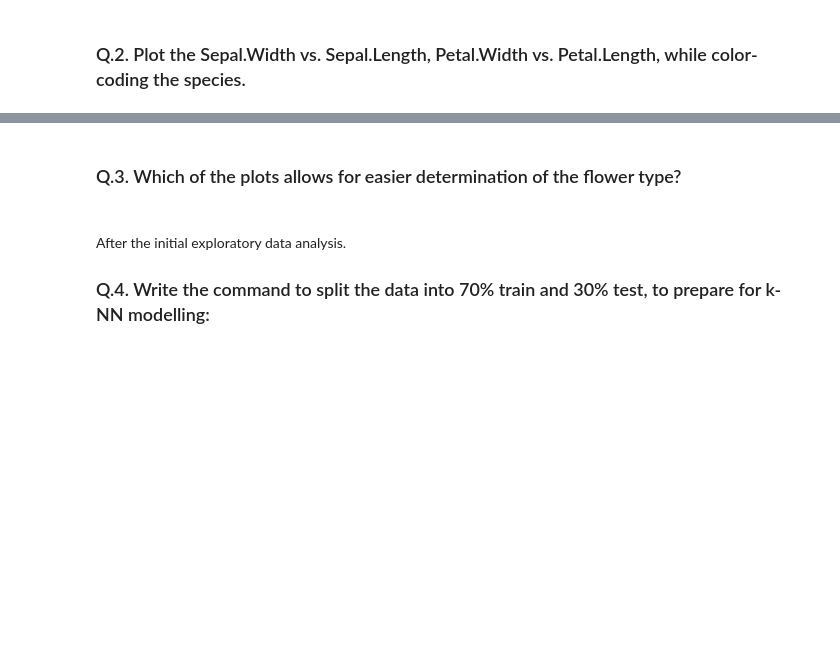
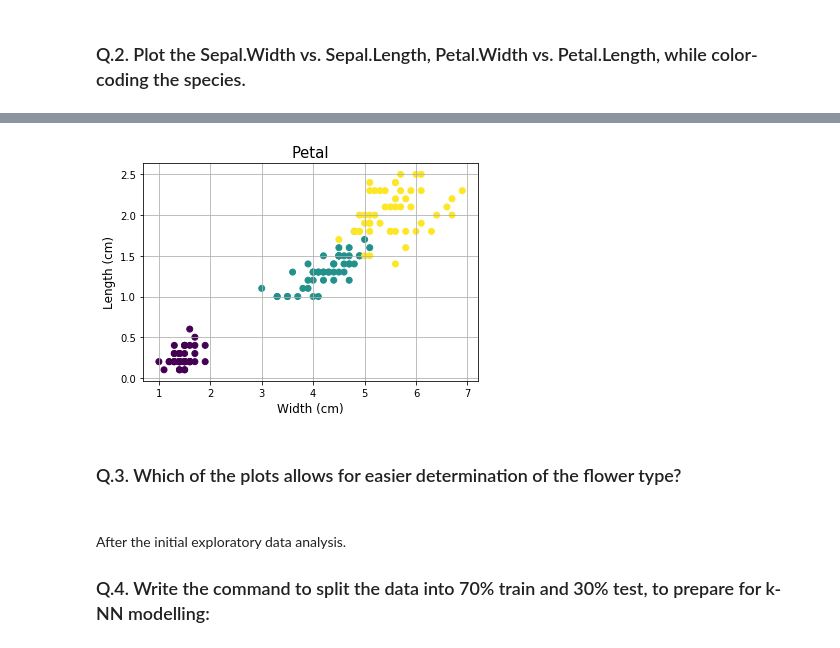
Before and after one commit to rodolfolermacontreras/ML_1_Assignment_1, a Jupyter notebook: ML510-L01-Filename.ipynb, the cells around one changed output, grey strips where cells are left out. Drawn from its saved outputs; the diff is of its cells as text; code cells hidden in the pictures; blank space fills up the shorter version.

```diff
--- a/ML510-L01-Filename.ipynb
+++ b/ML510-L01-Filename.ipynb
@@ -125,3 +158,15 @@ plt.show()
+# %%
+#colors = {'North America':'red', 'Europe':'green', 'Asia':'blue', 'Australia':'yellow'}
+#ax.scatter(df['population'], df['Area'], c=df['continent'].map(colors))
+
+plt.scatter(data['petal length (cm)'], data['petal width (cm)'], c = data['label'] )
+plt.title('Petal', fontsize = 15)
+plt.xlabel('Width (cm)', fontsize = 12)
+plt.ylabel('Length (cm)', fontsize = 12)
+plt.grid()
+plt.show()
+# %% [output]
+[figure, added]
 # %% [markdown]
 <h3>Q.3. Which of the plots allows for easier determination of the flower type?</h3>
 # %%
```
Also changed, not shown: parts of 15 cells of this notebook.
